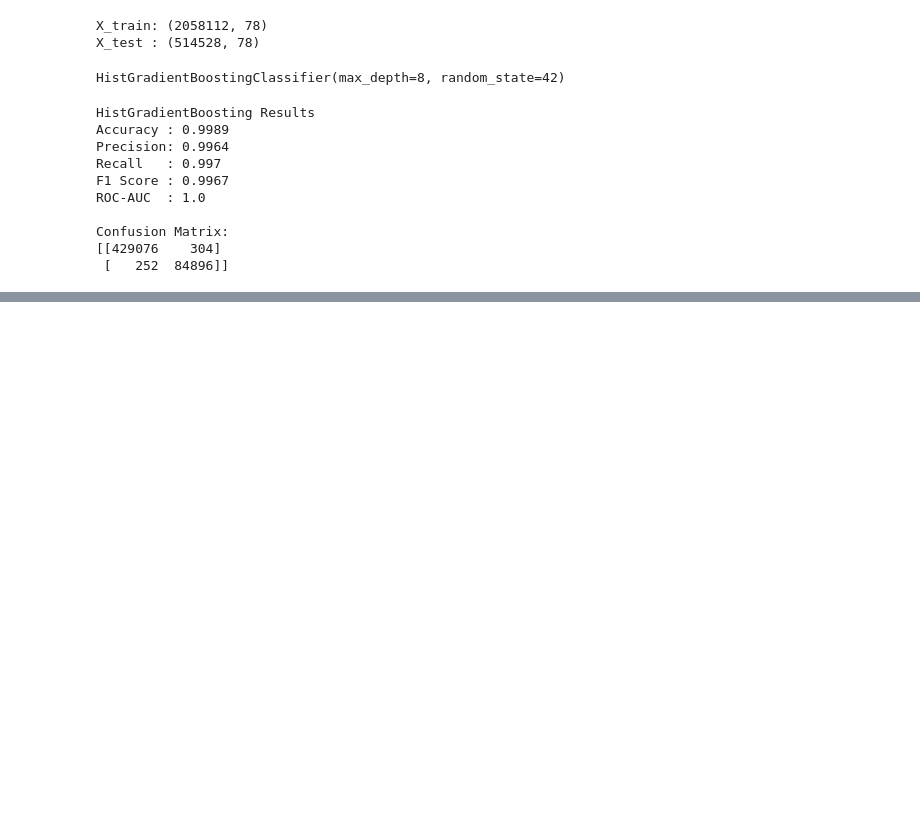
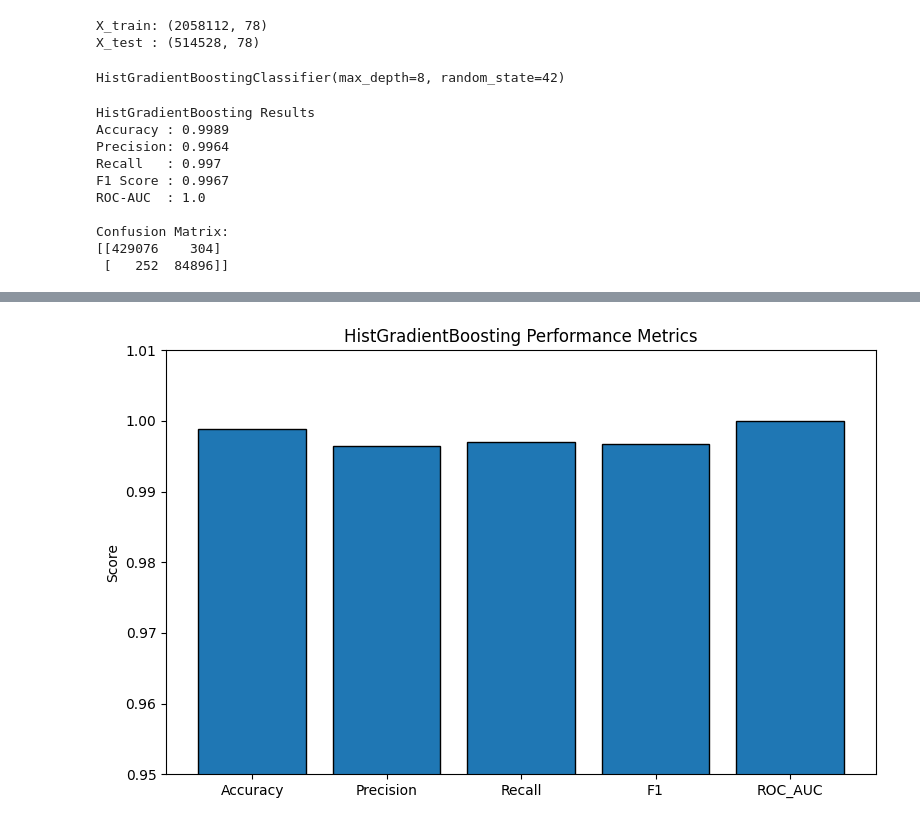
Before and after one commit to YP1545/IDS_project, a Jupyter notebook: notebooks/boosted_ensemble_experiments.ipynb, the cells around one changed output, grey strips where cells are left out. Saved outputs shown, nothing was run; the diff lists cells and outputs as text; code cells hidden in the pictures; blank space fills up the shorter version.

```diff
--- a/notebooks/boosted_ensemble_experiments.ipynb
+++ b/notebooks/boosted_ensemble_experiments.ipynb
@@ -131,0 +148,29 @@ Confusion Matrix:
+# %%
+# Performance Metrics for HistGradientBoosting
+results_df = pd.DataFrame([
+    {
+        "Model": "HistGradientBoosting",
+        "Accuracy": accuracy_score(y_test, y_pred_hgb),
+        "Precision": precision_score(y_test, y_pred_hgb),
+        "Recall": recall_score(y_test, y_pred_hgb),
+        "F1": f1_score(y_test, y_pred_hgb),
+        "ROC_AUC": roc_auc_score(y_test, y_scores_hgb)
+    }
+]).round(4)
+
+metrics = ["Accuracy", "Precision", "Recall", "F1", "ROC_AUC"]
+
+plt.figure(figsize=(8, 5))
+plt.bar(
+    metrics,
+    [results_df.iloc[0][m] for m in metrics],
+    edgecolor="black"
+)
+
+plt.ylim(0.95, 1.01)
+plt.ylabel("Score")
+plt.title("HistGradientBoosting Performance Metrics")
+plt.tight_layout()
+plt.show()
+# %% [output]
+[figure, added]
```
Also changed, not shown: parts of 4 cells of this notebook, 1 other file.
